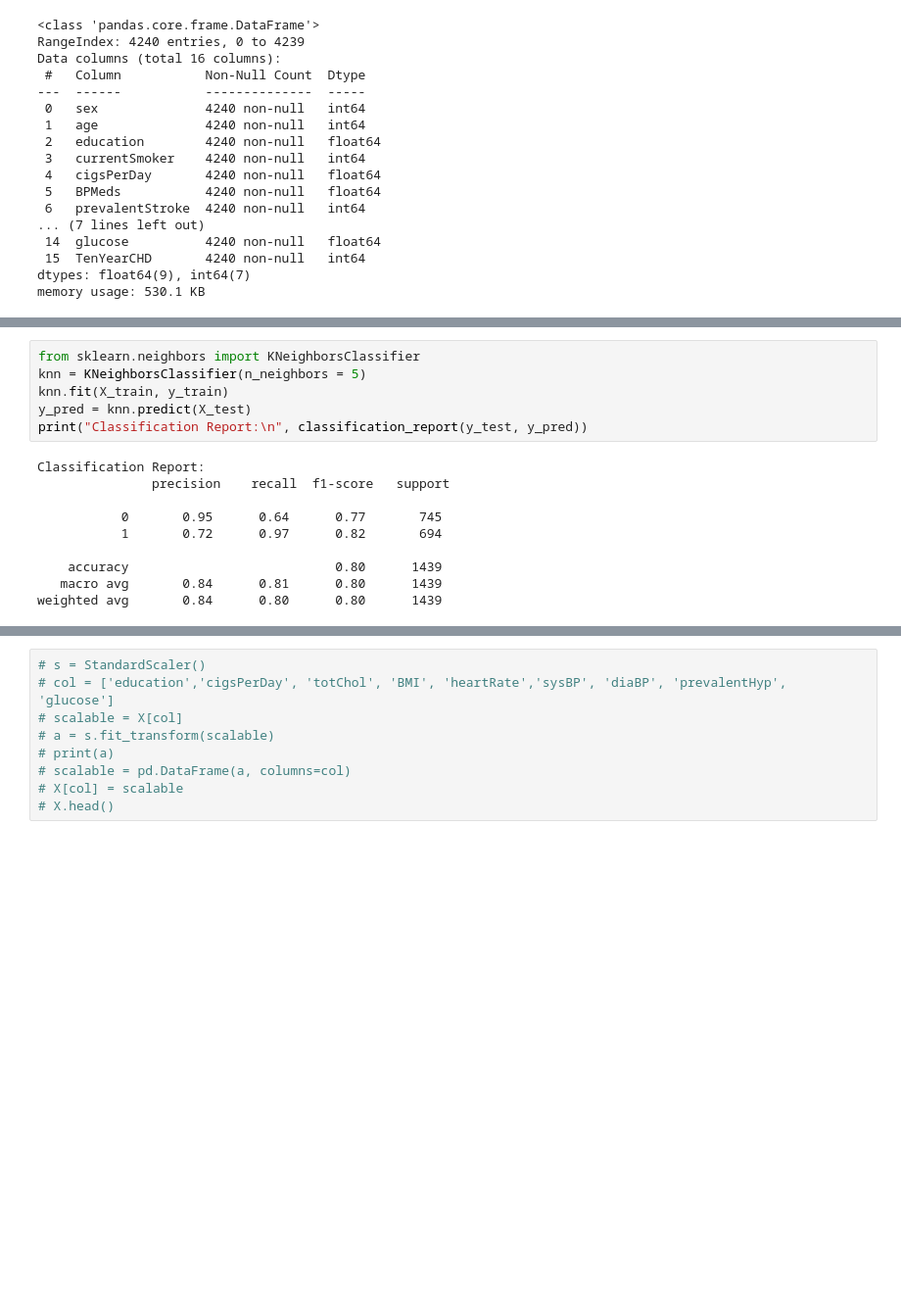
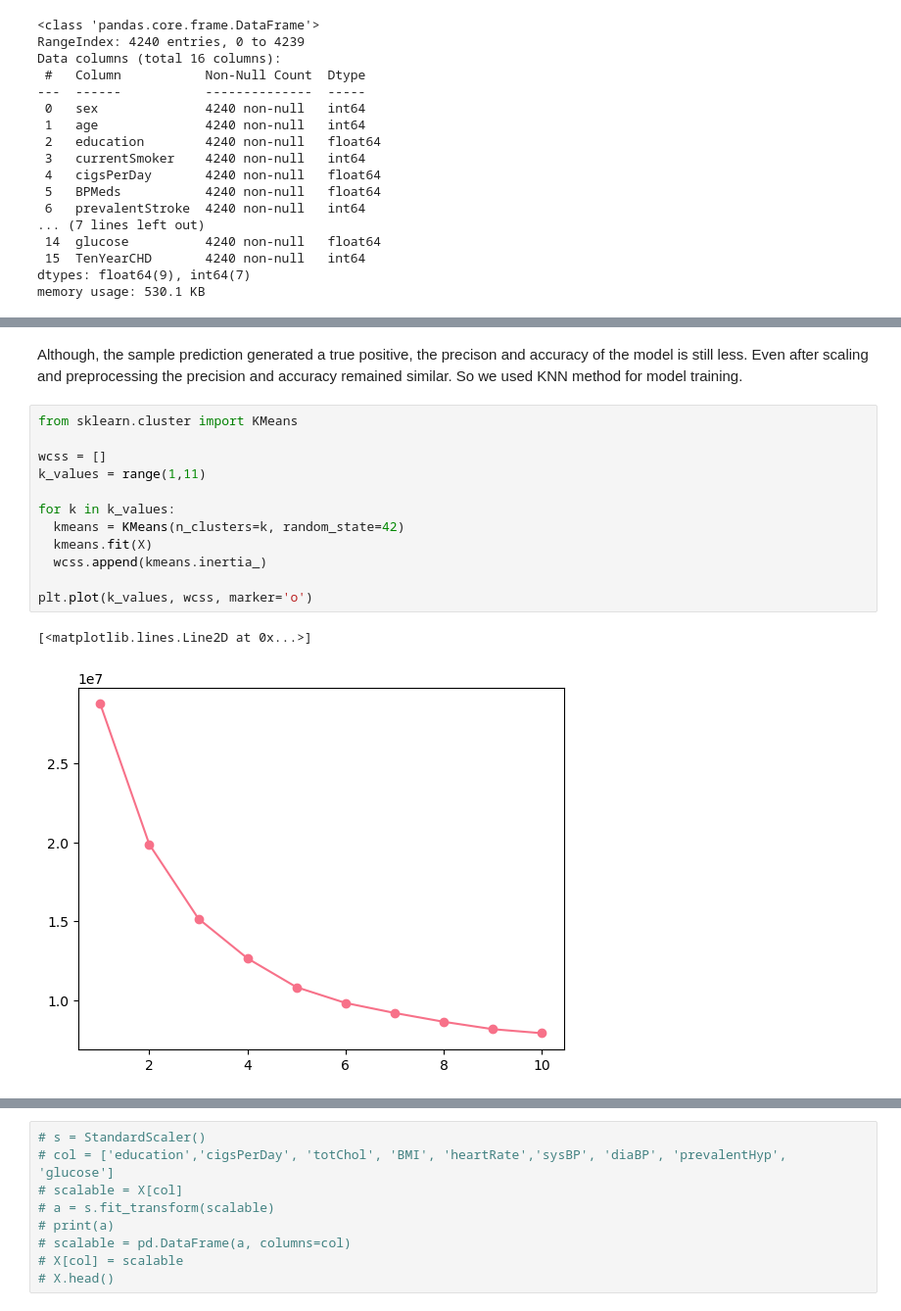
Before and after one commit to galij20/fds_framingham, a Jupyter notebook: project.ipynb, the cells around one changed output, grey strips where cells are left out. Shown at 98% size. Cells and saved outputs as stored; diff of their text form; blank space fills up the shorter version.

```diff
--- a/project.ipynb
+++ b/project.ipynb
@@ -321,16 +324,17 @@ sns.histplot(y)
-# %%
-from sklearn.neighbors import KNeighborsClassifier
-knn = KNeighborsClassifier(n_neighbors = 5)
-knn.fit(X_train, y_train)
-y_pred = knn.predict(X_test)
-print("Classification Report:\n", classification_report(y_test, y_pred))
-# %% [output]
-Classification Report:
-               precision    recall  f1-score   support
-
-           0       0.95      0.64      0.77       745
-           1       0.72      0.97      0.82       694
-
-    accuracy                           0.80      1439
-   macro avg       0.84      0.81      0.80      1439
-weighted avg       0.84      0.80      0.80      1439
+# %% [markdown]
+Although, the sample prediction generated a true positive, the precison and accuracy of the model is still less. Even after scaling and preprocessing the precision and accuracy remained similar. So we used KNN method for model training.
+# %%
+from sklearn.cluster import KMeans
+
+wcss = []
+k_values = range(1,11)
+
+for k in k_values:
+  kmeans = KMeans(n_clusters=k, random_state=42)
+  kmeans.fit(X)
+  wcss.append(kmeans.inertia_)
+
+plt.plot(k_values, wcss, marker='o')
+# %% [output]
+[<matplotlib.lines.Line2D at 0x...>]
+[figure, added]
```
Also changed, not shown: parts of 15 cells of this notebook, 1 other file.
